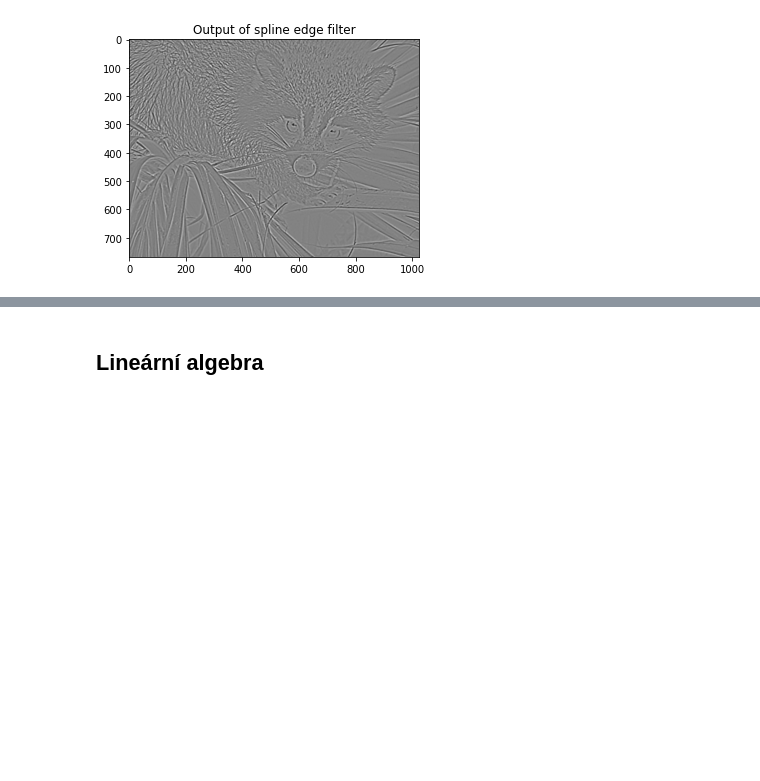
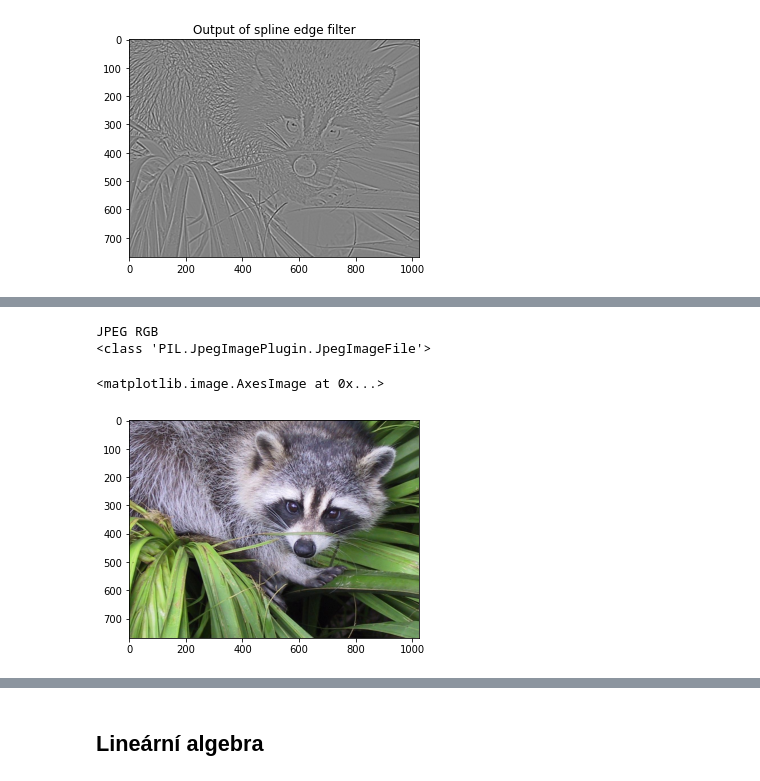
Before and after one commit to pkbcz/MSW2, a Jupyter notebook: 2b SciPy.ipynb, the cells around one changed output, grey strips where cells are left out. Cells and saved outputs as stored; diff of their text form; code cells hidden in the pictures; blank space fills up the shorter version.

```diff
--- a/2b SciPy.ipynb
+++ b/2b SciPy.ipynb
@@ -251,0 +308,11 @@ plt.show()
+# %%
+im2 = Image.open('myval.jpg')
+print(im2.format, im2.mode)
+print(type(im2))
+plt.imshow(im2)
+#im2.show()                     # otevření v přidružené aplikaci
+# %% [output]
+JPEG RGB
+<class 'PIL.JpegImagePlugin.JpegImageFile'>
+<matplotlib.image.AxesImage at 0x...>
+[figure, added]
```
Also changed, not shown: parts of 12 cells of this notebook, 3 other files.
